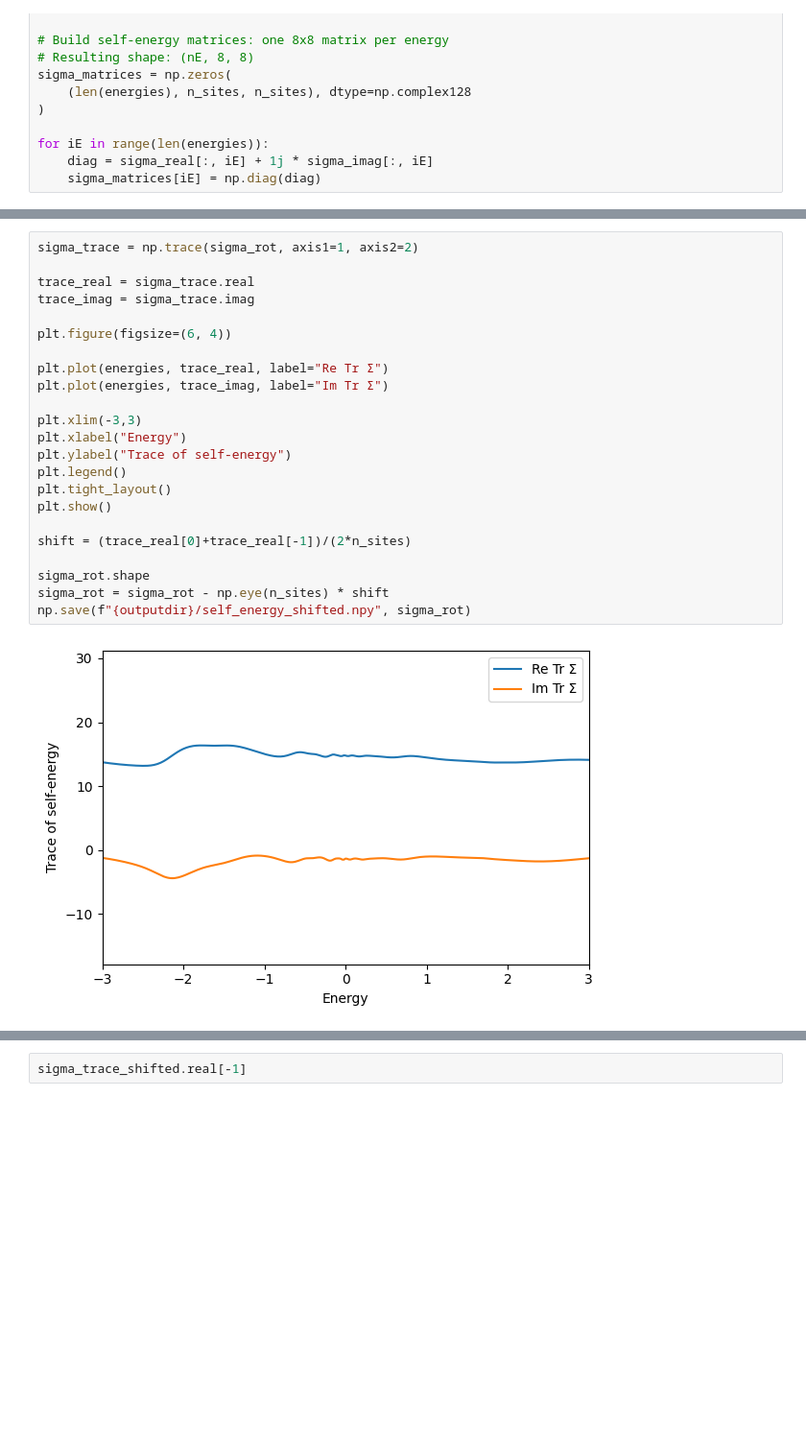
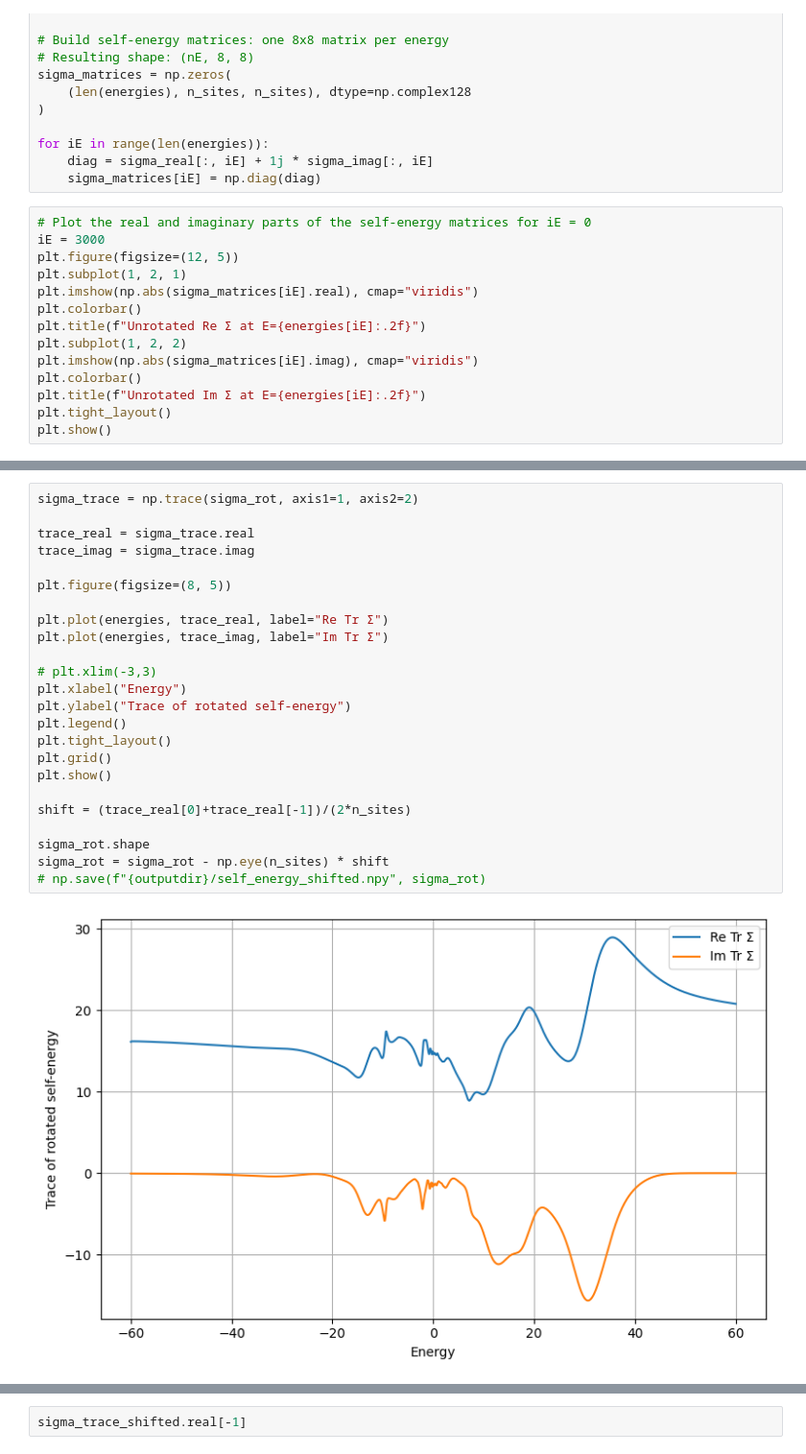
Before and after one commit to aj0337/qtpyt-tests, a Jupyter notebook: gw_edmft/AuBDA14/Francesco_data/process_data.ipynb, the cells around one changed output, grey strips where cells are left out. Shown at 96% size. Drawn from its saved outputs; the diff is of its cells as text; blank space fills up the shorter version.

Commit message:
More visual tests

```diff
--- a/gw_edmft/AuBDA14/Francesco_data/process_data.ipynb
+++ b/gw_edmft/AuBDA14/Francesco_data/process_data.ipynb
@@ -49,3 +49,17 @@ sigma_matrices = np.zeros(
 for iE in range(len(energies)):
     diag = sigma_real[:, iE] + 1j * sigma_imag[:, iE]
     sigma_matrices[iE] = np.diag(diag)
+# %%
+# Plot the real and imaginary parts of the self-energy matrices for iE = 0
+iE = 3000
+plt.figure(figsize=(12, 5))
+plt.subplot(1, 2, 1)
+plt.imshow(np.abs(sigma_matrices[iE].real), cmap="viridis")
+plt.colorbar()
+plt.title(f"Unrotated Re Σ at E={energies[iE]:.2f}")
+plt.subplot(1, 2, 2)
+plt.imshow(np.abs(sigma_matrices[iE].imag), cmap="viridis")
+plt.colorbar()
+plt.title(f"Unrotated Im Σ at E={energies[iE]:.2f}")
+plt.tight_layout()
+plt.show()
@@ -69,28 +130,29 @@ np.save(f"{outputdir}/energies.npy", energies)
 # %%
 sigma_trace = np.trace(sigma_rot, axis1=1, axis2=2)
 
 trace_real = sigma_trace.real
 trace_imag = sigma_trace.imag
 
-plt.figure(figsize=(6, 4))
+plt.figure(figsize=(8, 5))
 
 plt.plot(energies, trace_real, label="Re Tr Σ")
 plt.plot(energies, trace_imag, label="Im Tr Σ")
 
-plt.xlim(-3,3)
+# plt.xlim(-3,3)
 plt.xlabel("Energy")
-plt.ylabel("Trace of self-energy")
+plt.ylabel("Trace of rotated self-energy")
 plt.legend()
 plt.tight_layout()
+plt.grid()
 plt.show()
 
 shift = (trace_real[0]+trace_real[-1])/(2*n_sites)
 
 sigma_rot.shape
 sigma_rot = sigma_rot - np.eye(n_sites) * shift
-np.save(f"{outputdir}/self_energy_shifted.npy", sigma_rot)
+# np.save(f"{outputdir}/self_energy_shifted.npy", sigma_rot)
 # %% [output]
-[figure, old version]
+[figure, new version]
 # %%
 sigma_trace_shifted = np.trace(sigma_rot, axis1=1, axis2=2)
 
```
Also changed, not shown: parts of 6 cells of this notebook.
